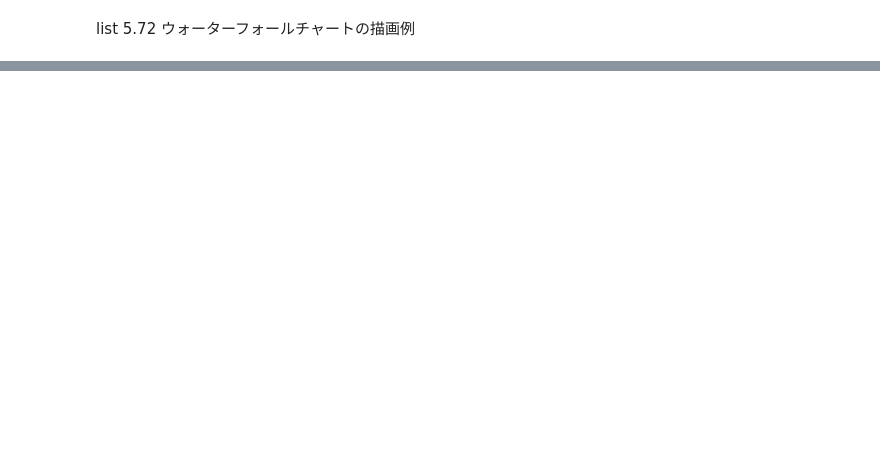
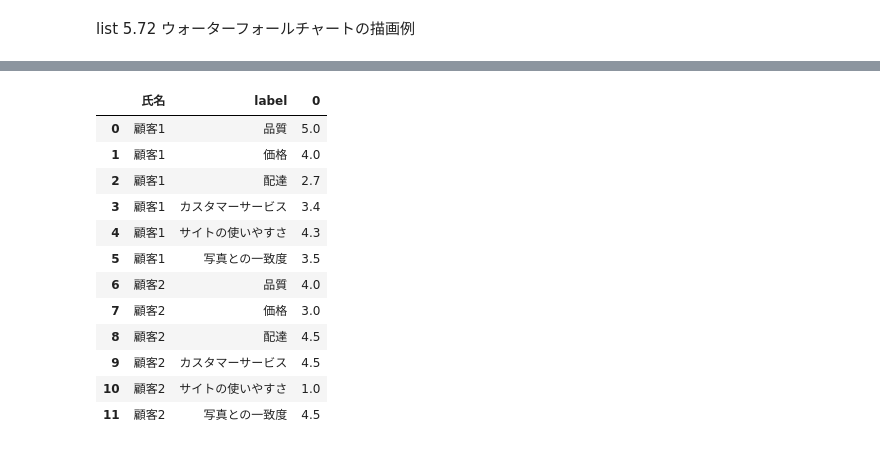
Before and after one commit to ginmaruGH/Introduction_to_Python_Data_Visualization_SE, a Jupyter notebook: practice/ch05_sec15-19.ipynb, the cells around one changed output, grey strips where cells are left out. Saved outputs shown, nothing was run; the diff lists cells and outputs as text; code cells hidden in the pictures; blank space fills up the shorter version.

```diff
--- a/practice/ch05_sec15-19.ipynb
+++ b/practice/ch05_sec15-19.ipynb
@@ -102,0 +238,24 @@ fig.show()
+# %%
+# データ定義
+data = [
+    {
+        "氏名": "顧客1",
+        "品質": 5,
+        "価格": 4,
+        "配達": 2.7,
+        "カスタマーサービス": 3.4,
+        "サイトの使いやすさ": 4.3,
+        "写真との一致度": 3.5
+    },
+    {
+        "氏名": "顧客2",
+        "品質": 4,
+        "価格": 3,
+        "配達": 4.5,
+        "カスタマーサービス": 4.5,
+        "サイトの使いやすさ": 1,
+        "写真との一致度": 4.5
+    }
+]
+df = pd.DataFrame(data).set_index("氏名")
+display(df)
@@ -102,0 +301,16 @@ fig.show()
+# %%
+df.stack().rename_axis(["氏名", "label"]).reset_index()
+# %% [output]
+|  | 氏名 | label | 0 |
+| 0 | 顧客1 | 品質 | 5.0 |
+| 1 | 顧客1 | 価格 | 4.0 |
+| 2 | 顧客1 | 配達 | 2.7 |
+| 3 | 顧客1 | カスタマーサービス | 3.4 |
+| 4 | 顧客1 | サイトの使いやすさ | 4.3 |
+| 5 | 顧客1 | 写真との一致度 | 3.5 |
+| 6 | 顧客2 | 品質 | 4.0 |
+| 7 | 顧客2 | 価格 | 3.0 |
+| 8 | 顧客2 | 配達 | 4.5 |
+| 9 | 顧客2 | カスタマーサービス | 4.5 |
+| 10 | 顧客2 | サイトの使いやすさ | 1.0 |
+| 11 | 顧客2 | 写真との一致度 | 4.5 |
```
Also changed, not shown: parts of 26 cells of this notebook, 1 other file.
